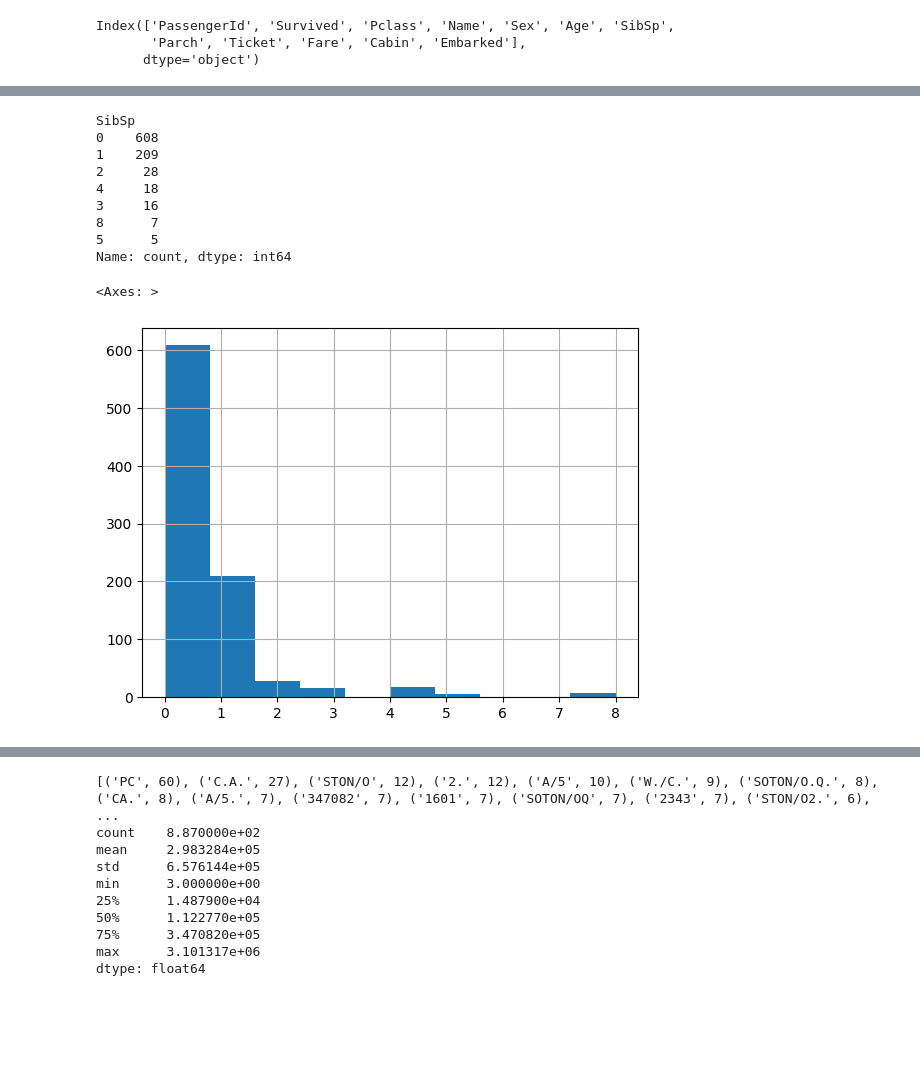
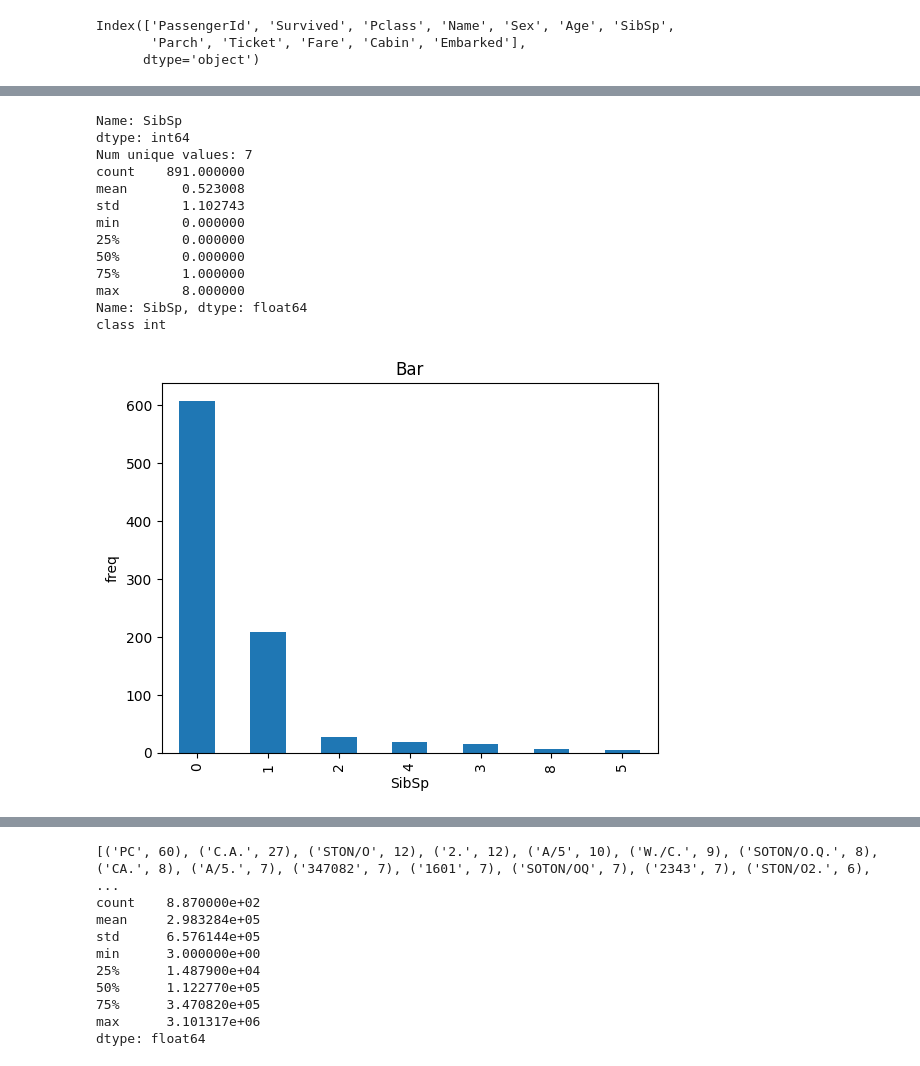
Before and after one commit to nlandy/Titanic, a Jupyter notebook: titanic.ipynb, the cells around one changed output, grey strips where cells are left out. Saved outputs shown, nothing was run; the diff lists cells and outputs as text; code cells hidden in the pictures; blank space fills up the shorter version.

```diff
--- a/titanic.ipynb
+++ b/titanic.ipynb
@@ -157,24 +244,25 @@ Name: count, Length: 88, dtype: int64
 # %%
 # Next is number of siblings / spouses on-board
-sibsp_cnts = df.SibSp.value_counts()
-print(sibsp_cnts)
-df.SibSp.hist()
+EDA_1D(df.SibSp)
 # Could split this into a binary feature - i.e. are you in a family on the Titanic?
 # Another thing to note - we seem to have five folks in a family of 5 (are they in the same family?) and 7 folks in a family of 8.
 # But one of the eight isn't on the list?
 # Maybe it's in the test set
 # This feature MAY cause overfitting since we're going to edge of the range for this feature
 # %% [output]
-SibSp
-0    608
-1    209
-2     28
-4     18
-3     16
-8      7
-5      5
-Name: count, dtype: int64
+Name: SibSp
+dtype: int64
+Num unique values: 7
+count    891.000000
+mean       0.523008
+std        1.102743
+min        0.000000
+25%        0.000000
+50%        0.000000
+75%        1.000000
+max        8.000000
+Name: SibSp, dtype: float64
+class int
-<Axes: >
-[figure, old version]
+[figure, new version]
 # %%
 # Next is num parents / children on Titanic
```
Also changed, not shown: parts of 12 cells of this notebook.
